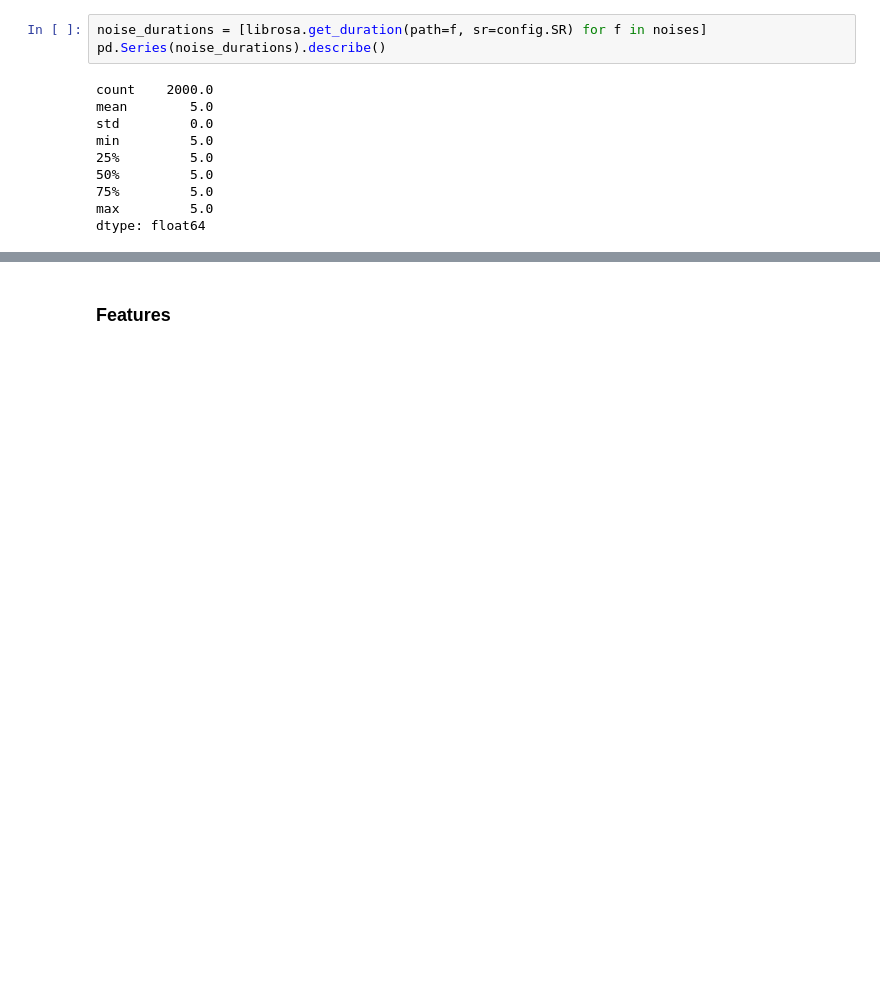
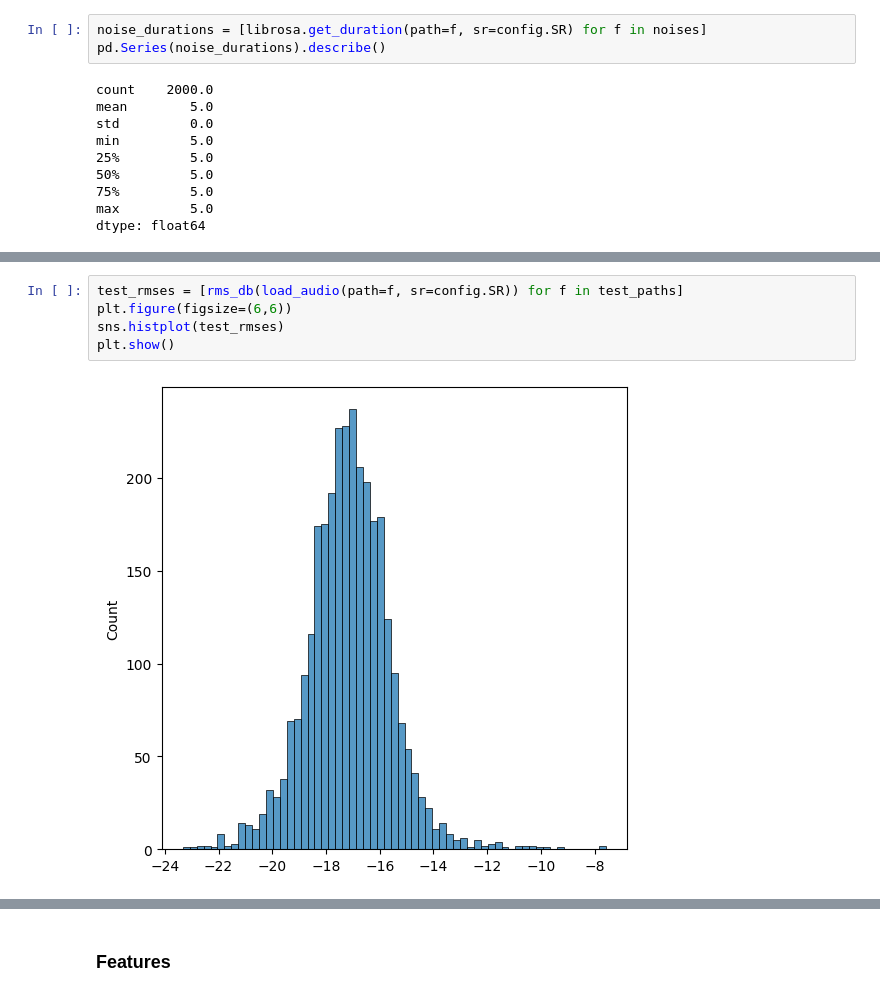
Before and after one commit to 24f2008014/dl-genai-project-26-t1, a Jupyter notebook: notebooks/eda.ipynb, the cells around one changed output, grey strips where cells are left out. Drawn from its saved outputs; the diff is of its cells as text; blank space fills up the shorter version.

```diff
--- a/notebooks/eda.ipynb
+++ b/notebooks/eda.ipynb
@@ -187,0 +187,7 @@ dtype: float64
+# %%
+test_rmses = [rms_db(load_audio(path=f, sr=config.SR)) for f in test_paths]
+plt.figure(figsize=(6,6))
+sns.histplot(test_rmses)
+plt.show()
+# %% [output]
+[figure, added]
```
Also changed, not shown: parts of 34 cells of this notebook.
